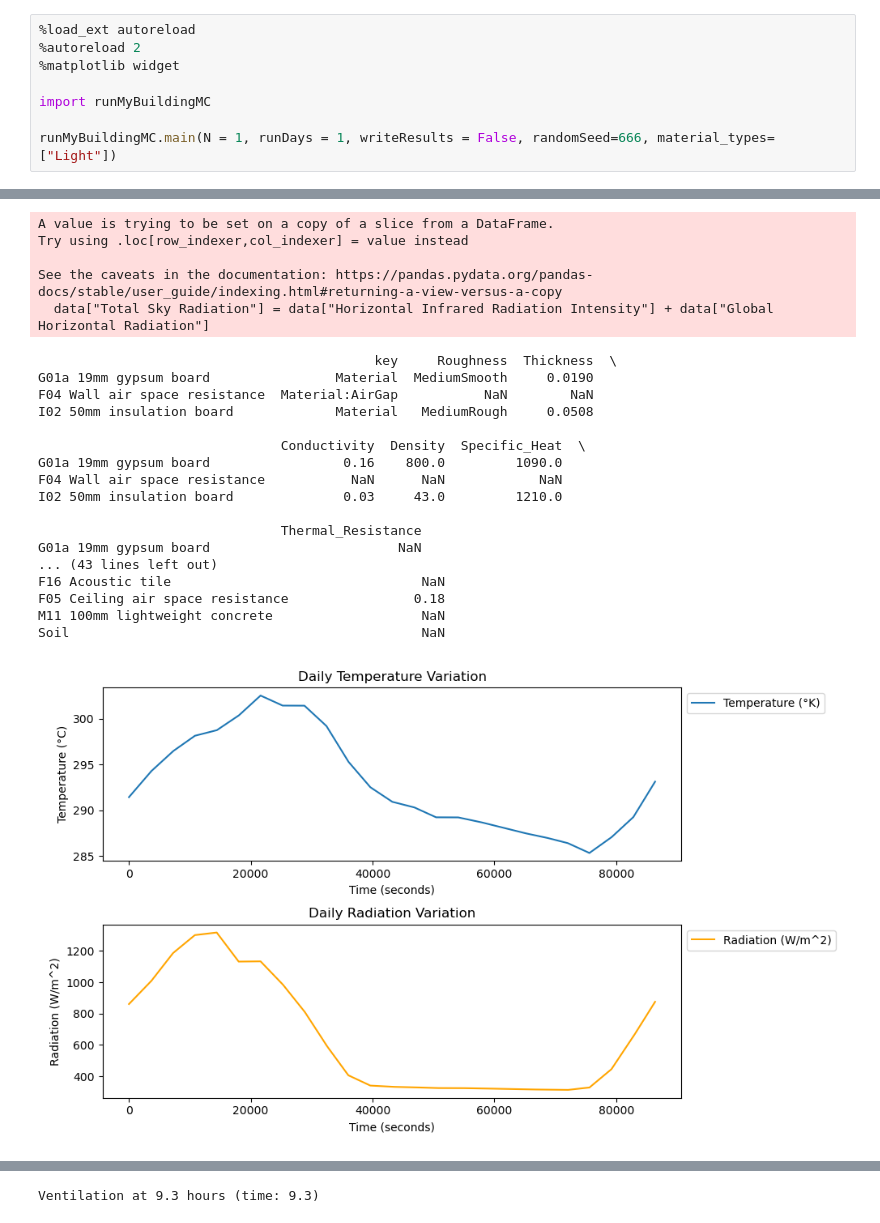
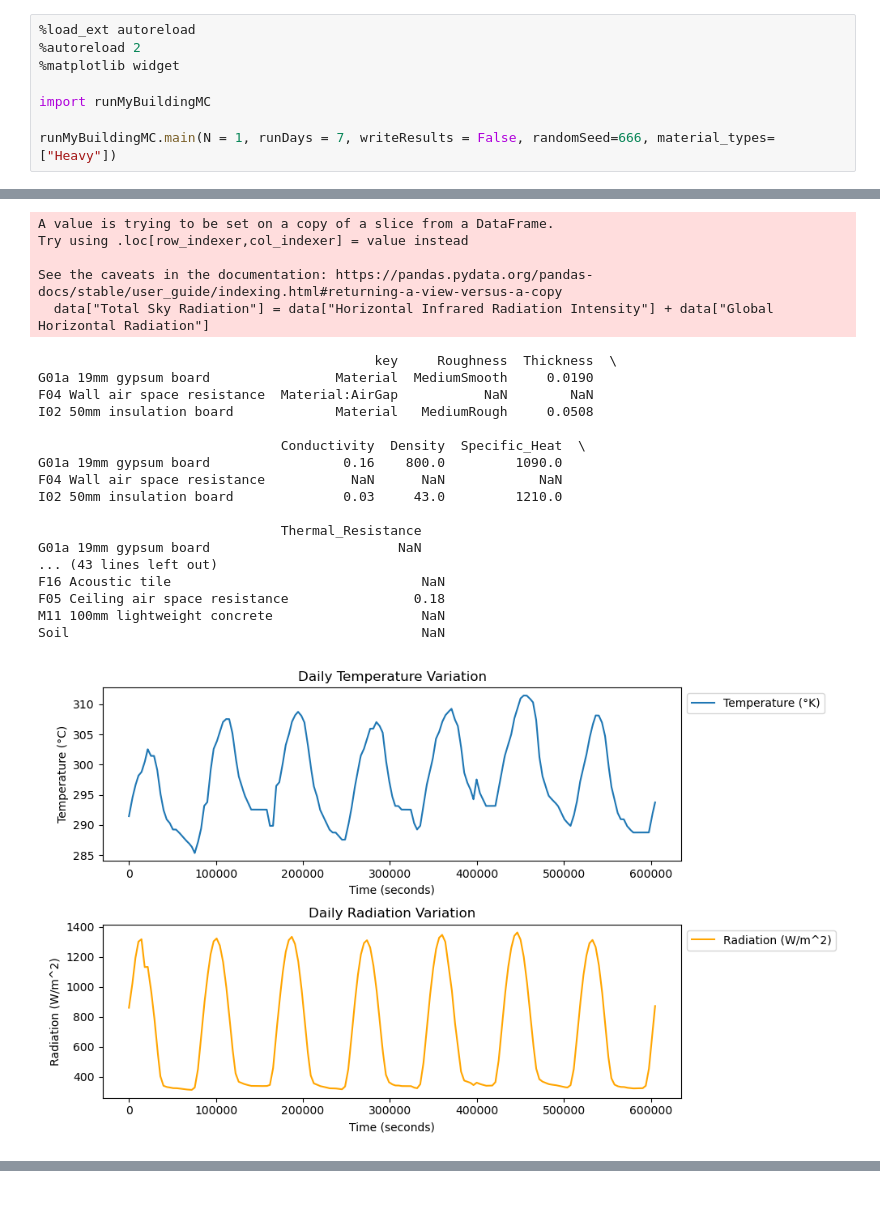
Before and after one commit to nbachand/graphBEM, a Jupyter notebook: runInJupyter.ipynb, the cells around one changed output, grey strips where cells are left out. Cells and saved outputs as stored; diff of their text form.

```diff
--- a/runInJupyter.ipynb
+++ b/runInJupyter.ipynb
@@ -5,7 +5,7 @@
 
 import runMyBuildingMC
 
-runMyBuildingMC.main(N = 1, runDays = 1, writeResults = False, randomSeed=666, material_types=["Light"])
+runMyBuildingMC.main(N = 1, runDays = 7, writeResults = False, randomSeed=666, material_types=["Heavy"])
 # %% [output]
 The autoreload extension is already loaded. To reload it, use:
   %reload_ext autoreload
@@ -21,33 +21,32 @@ Index(['Year', 'Month', 'Day', 'Hour', 'Minute',
        'Zenith Luminance', 'Wind Direction', 'Wind Speed', 'Total Sky Cover',
        'Opaque Sky Cover (used if Horizontal IR Intensity missing)',
        'Visibility', 'Ceiling Height', 'Present Weather Observation',
        'Present Weather Codes', 'Precipitable Water', 'Aerosol Optical Depth',
        'Snow Depth', 'Days Since Last Snowfall', 'Albedo',
        'Liquid Precipitation Depth', 'Liquid Precipitation Quantity'],
       dtype='object')
 {1985, 1986, 1987, 1964, 1966, 1967, 1968, 1971, 1974, 1981}
 A value is trying to be set on a copy of a slice from a DataFrame.
 Try using .loc[row_indexer,col_indexer] = value instead
 
 See the caveats in the documentation: https://pandas.pydata.org/pandas-docs/stable/user_guide/indexing.html#returning-a-view-versus-a-copy
   data["Total Sky Radiation"] = data["Horizontal Infrared Radiation Intensity"] + data["Global Horizontal Radiation"]
                                            key     Roughness  Thickness  \
 G01a 19mm gypsum board                Material  MediumSmooth     0.0190
 F04 Wall air space resistance  Material:AirGap           NaN        NaN
 I02 50mm insulation board             Material   MediumRough     0.0508
 
                                Conductivity  Density  Specific_Heat  \
 G01a 19mm gypsum board                 0.16    800.0         1090.0
 F04 Wall air space resistance           NaN      NaN            NaN
 I02 50mm insulation board              0.03     43.0         1210.0
 
                                Thermal_Resistance
 G01a 19mm gypsum board                        NaN
 ... (43 lines left out)
 F16 Acoustic tile                                NaN
 F05 Ceiling air space resistance                0.18
 M11 100mm lightweight concrete                   NaN
 Soil                                             NaN
-[figure, old version]
+[figure, new version]
 [figure]
-Ventilation at 9.3 hours (time: 9.3)
```
Also changed, not shown: parts of 1 cell of this notebook.
